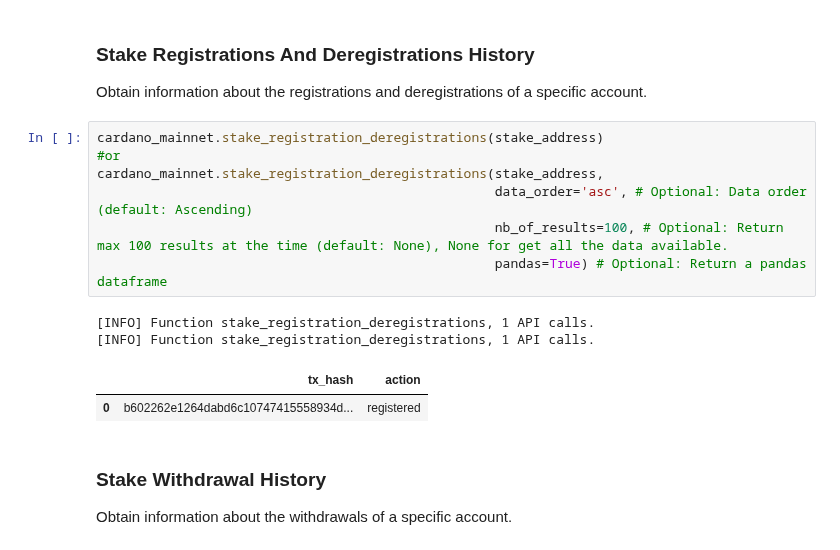
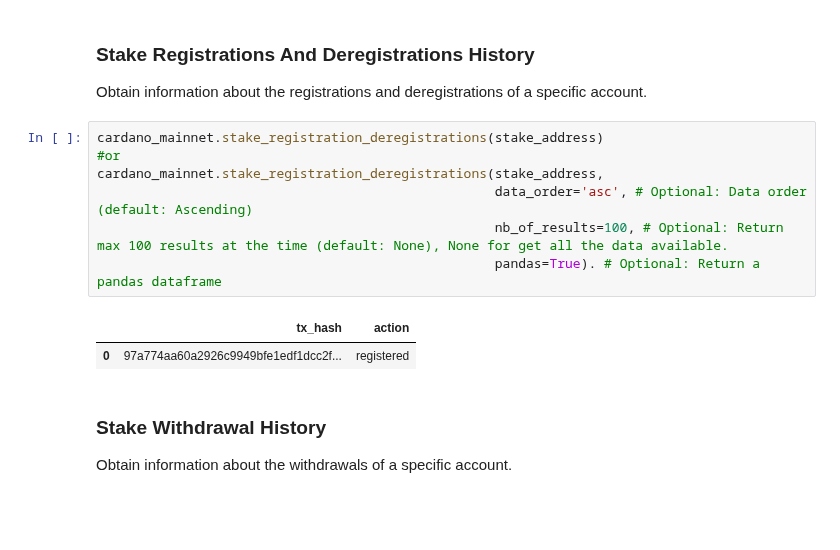
Before and after one commit to attadje/py-cardano-explorer, a Jupyter notebook: src/jupyter_notebook/readme.ipynb, the cells around one changed output. Saved outputs shown, nothing was run; the diff lists cells and outputs as text; blank space fills up the shorter version.

```diff
--- a/src/jupyter_notebook/readme.ipynb
+++ b/src/jupyter_notebook/readme.ipynb
@@ -193,15 +183,13 @@ Obtain information about the registrations and deregistrations of a specific acc
 # %%
 cardano_mainnet.stake_registration_deregistrations(stake_address)
 #or
 cardano_mainnet.stake_registration_deregistrations(stake_address,
                                                    data_order='asc', # Optional: Data order (default: Ascending)
                                                    nb_of_results=100, # Optional: Return max 100 results at the time (default: None), None for get all the data available.
-                                                   pandas=True) # Optional: Return a pandas dataframe
+                                                   pandas=True). # Optional: Return a pandas dataframe
 # %% [output]
-[INFO] Function stake_registration_deregistrations, 1 API calls.
-[INFO] Function stake_registration_deregistrations, 1 API calls.
 |  | tx_hash | action |
-| 0 | b602262e1264dabd6c10747415558934d... | registered |
+| 0 | 97a774aa60a2926c9949bfe1edf1dcc2f... | registered |
 # %% [markdown]
 ### Stake Withdrawal History
 Obtain information about the withdrawals of a specific account.
```
Also changed, not shown: parts of 19 cells of this notebook.
